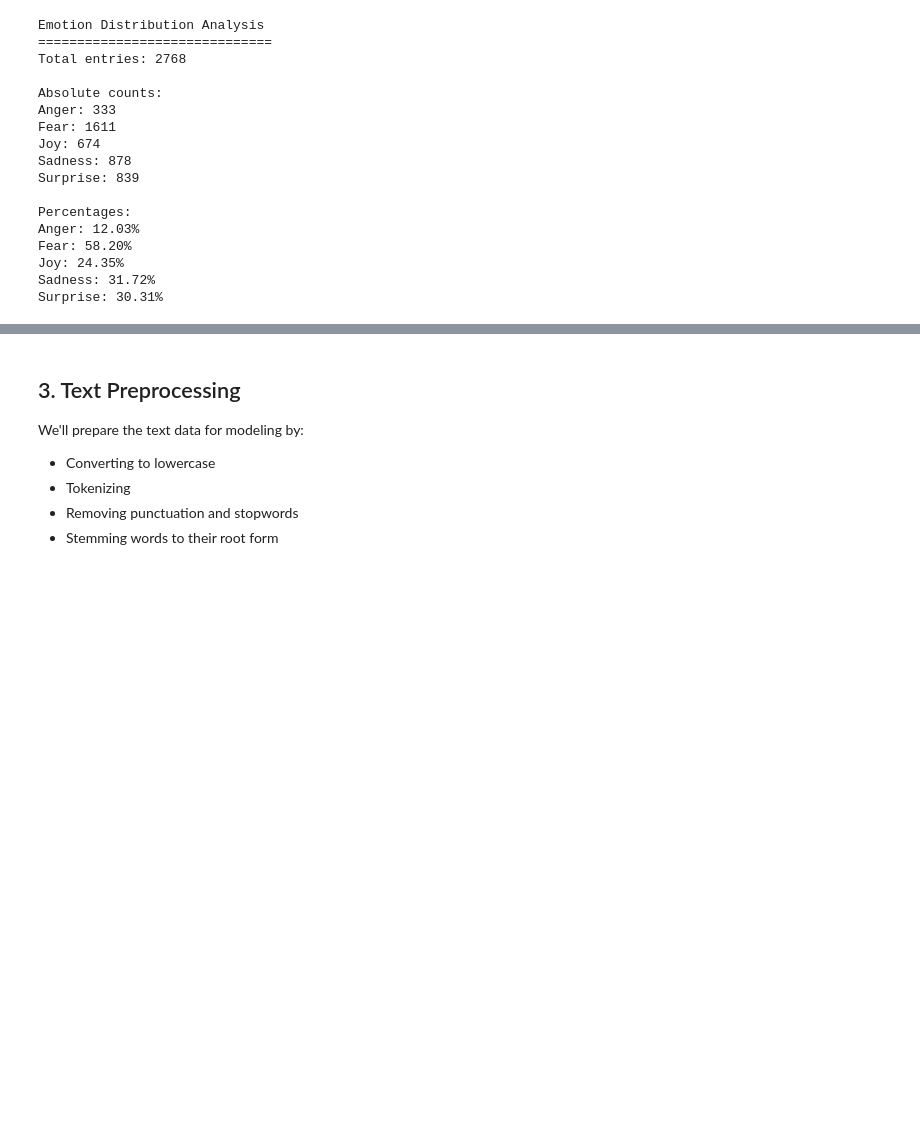
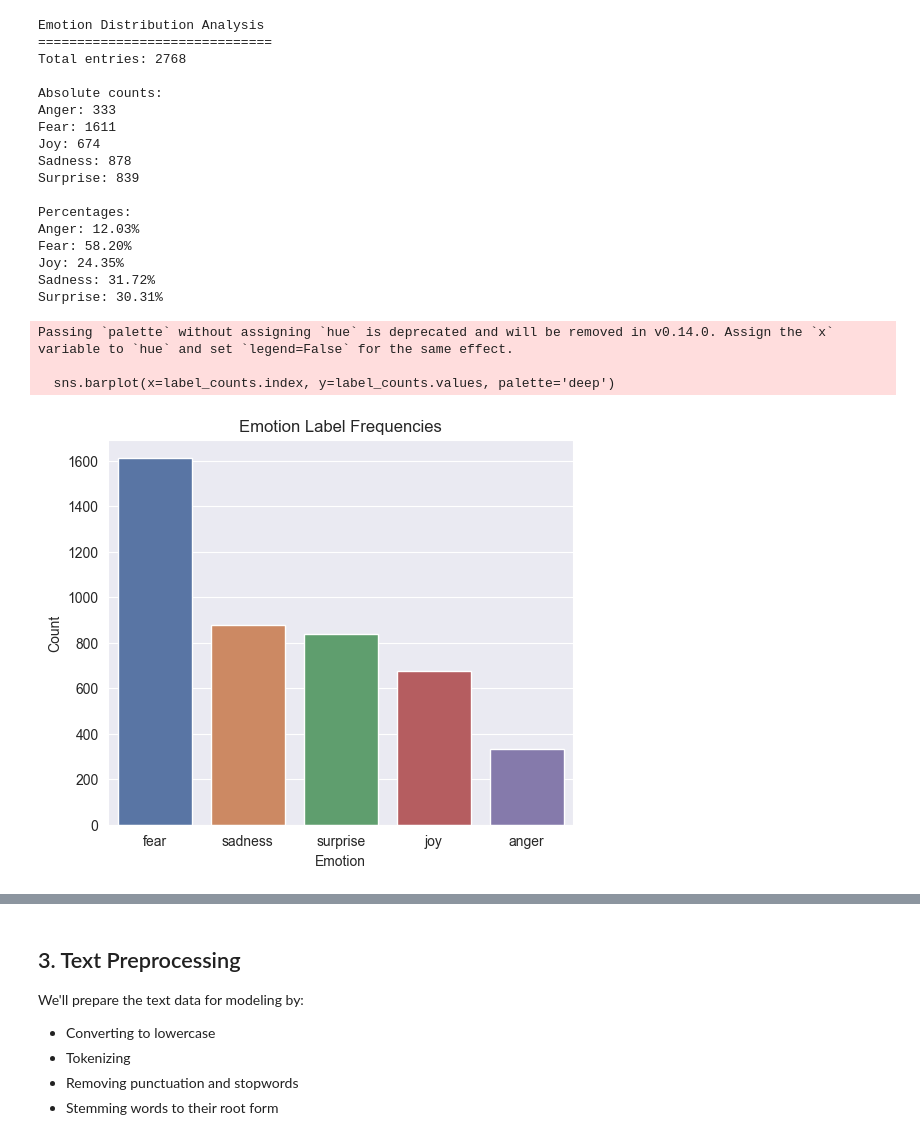
Before and after one commit to s3m3dov/nlp-emotion-detection, a Jupyter notebook: multi-label-emotion-detection.ipynb, the cells around one changed output, grey strips where cells are left out. Drawn from its saved outputs; the diff is of its cells as text; code cells hidden in the pictures; blank space fills up the shorter version.

```diff
--- a/multi-label-emotion-detection.ipynb
+++ b/multi-label-emotion-detection.ipynb
@@ -92,3 +95,18 @@ Fear: 58.20%
 Joy: 24.35%
 Sadness: 31.72%
 Surprise: 30.31%
+# %%
+emotion_cols = ['anger', 'fear', 'joy', 'sadness', 'surprise']
+label_counts = df[emotion_cols].sum().sort_values(ascending=False)
+
+plt.figure(figsize=(6, 5))
+sns.barplot(x=label_counts.index, y=label_counts.values, palette='deep')
+plt.title("Emotion Label Frequencies")
+plt.ylabel("Count")
+plt.xlabel("Emotion")
+plt.show()
+# %% [output]
+Passing `palette` without assigning `hue` is deprecated and will be removed in v0.14.0. Assign the `x` variable to `hue` and set `legend=False` for the same effect.
+
+  sns.barplot(x=label_counts.index, y=label_counts.values, palette='deep')
+[figure, added]
```
Also changed, not shown: parts of 3 cells of this notebook.
